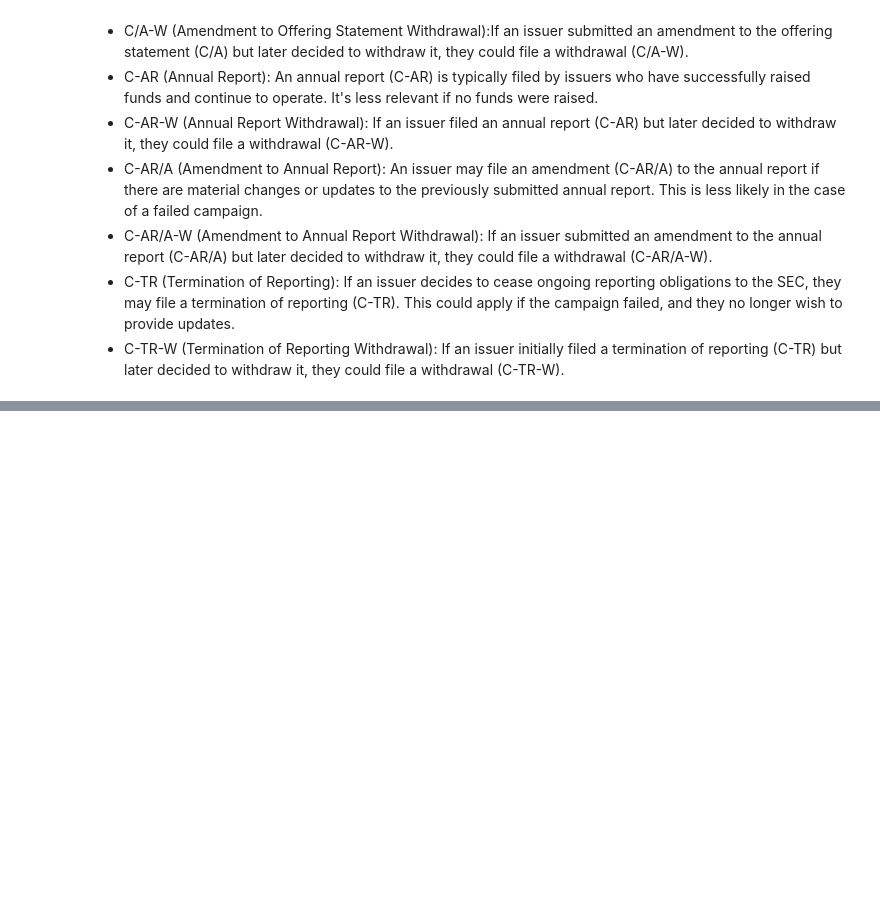
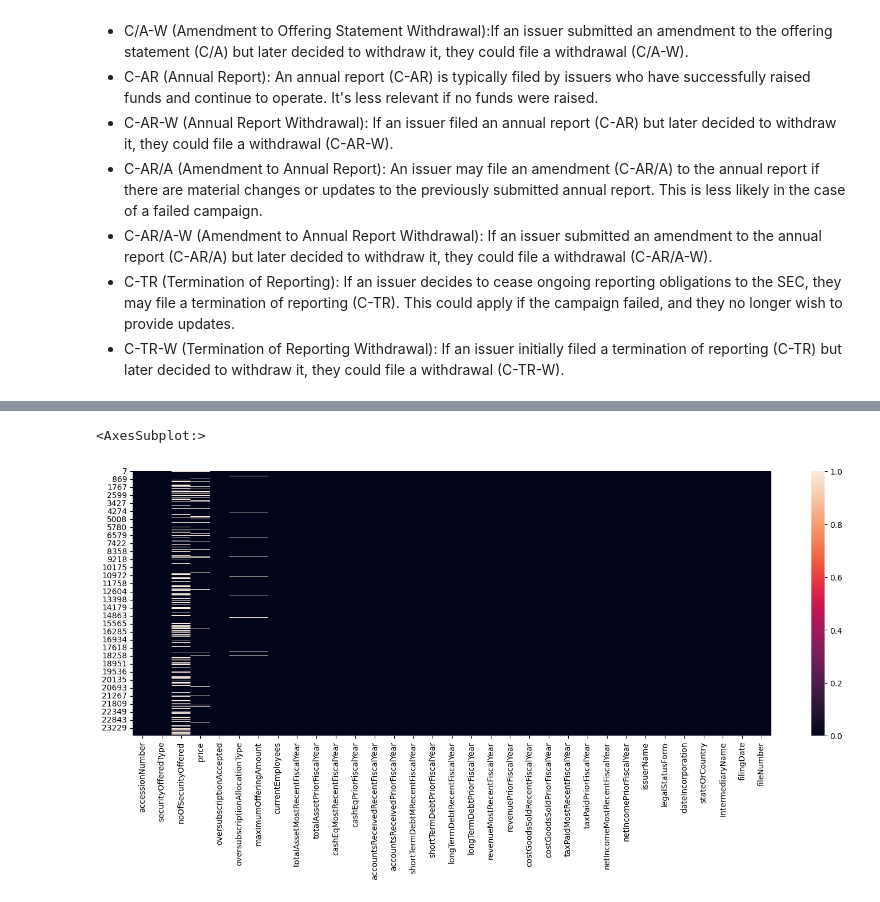
Before and after one commit to apsinghAnalytics/CrowdOfferingsStudy, a Jupyter notebook: DataCleaningAndEDA.ipynb, the cells around one changed output, grey strips where cells are left out. Drawn from its saved outputs; the diff is of its cells as text; code cells hidden in the pictures; blank space fills up the shorter version.

```diff
--- a/DataCleaningAndEDA.ipynb
+++ b/DataCleaningAndEDA.ipynb
@@ -160,0 +217,19 @@ dtype: float64
+# %%
+df.drop(columns=['progressUpdate','isCoIssuer','isAmendment','campaignDeadlineDate','targetOfferingAmount'],inplace=True) #drop columns
+# %%
+def forward_fill_group(group): # since each group is the same campagin, the forward filling will be only with values from the same campaign
+    group = group.sort_values(by='accessionNumber', ascending=False)
+    group.ffill(inplace=True)
+    return group
+
+# Group the DataFrame by 'fileNumber' and apply the custom forward-fill function
+df = df.groupby('fileNumber').apply(forward_fill_group).reset_index(drop=True)
+df= df[df['submissionType'] == 'C']  # also only filtering rows C or first filings and dropping the rest
+# %%
+df.drop(columns=['submissionType'], inplace=True) #since the entire dataset now contains only 'C'
+# %%
+plt.figure(figsize=(18, 6))
+sns.heatmap(df.isnull()) # heat map of null values in the 'C' filings
+# %% [output]
+<AxesSubplot:>
+[figure, added]
```
Also changed, not shown: parts of 18 cells of this notebook.
